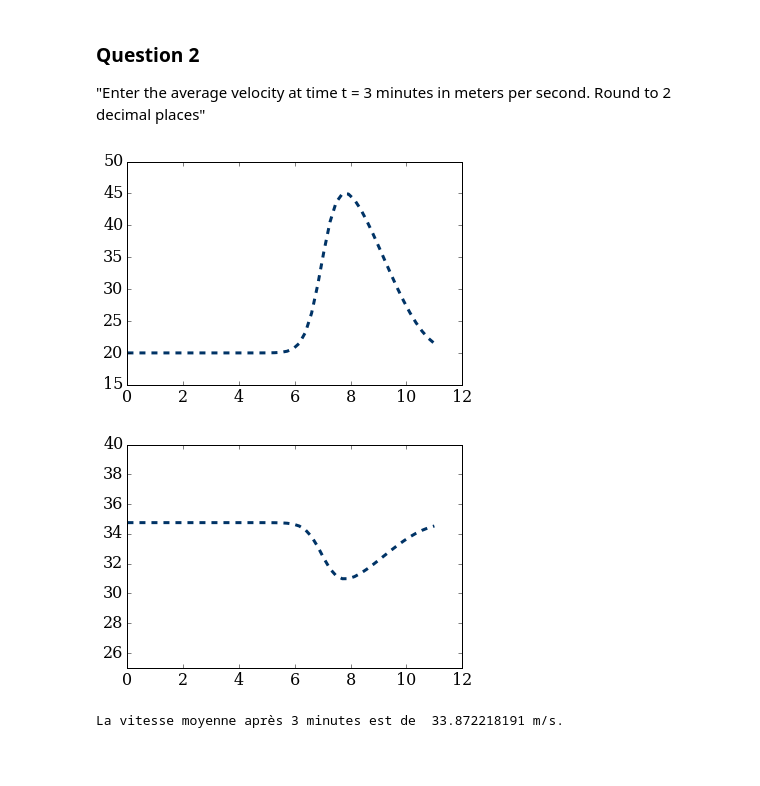
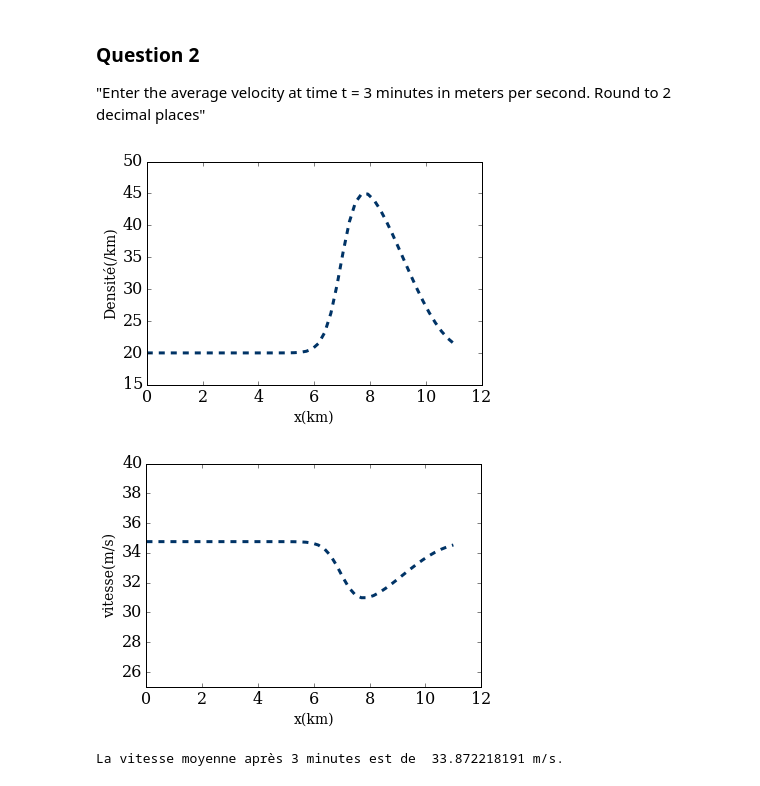
Before and after one commit to Regaban/numerical-mooc, a Jupyter notebook: working/Traffic flow.ipynb, the cells around one changed output. Saved outputs shown, nothing was run; the diff lists cells and outputs as text; code cells hidden in the pictures; blank space fills up the shorter version.

```diff
--- a/working/Traffic flow.ipynb
+++ b/working/Traffic flow.ipynb
@@ -209,16 +223,20 @@ for n in range(50):
 # %%
 pyplot.plot(x, rho, color='#003366', ls='--', lw=3)
 pyplot.ylim(15,50);
+pyplot.xlabel("x(km)",fontsize=14);
+pyplot.ylabel("Densité(/km)",fontsize=14);
 # %% [output]
-[figure, old version]
+[figure, new version]
 # %%
 for i in range(nx):
     v[i] = V_max*rho[i]*(1-rho[i]/rho_max)/rho[i]/3.6
 # %%
 pyplot.plot(x, v, color='#003366', ls='--', lw=3)
 pyplot.ylim(25,40);
+pyplot.xlabel("x(km)",fontsize=14);
+pyplot.ylabel("vitesse(m/s)",fontsize=14);
 # %% [output]
-[figure, old version]
+[figure, new version]
 # %%
 v_moyenne=0
 
```
Also changed, not shown: parts of 11 cells of this notebook.
